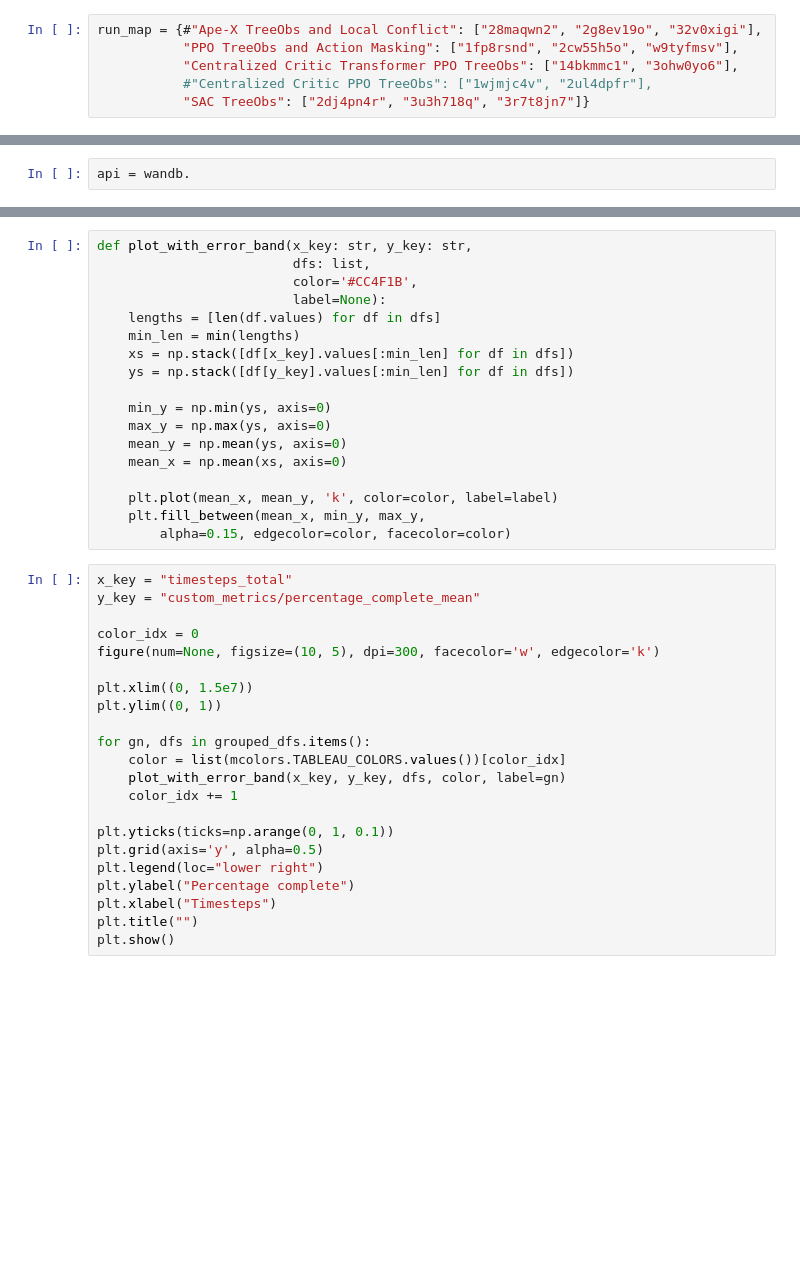
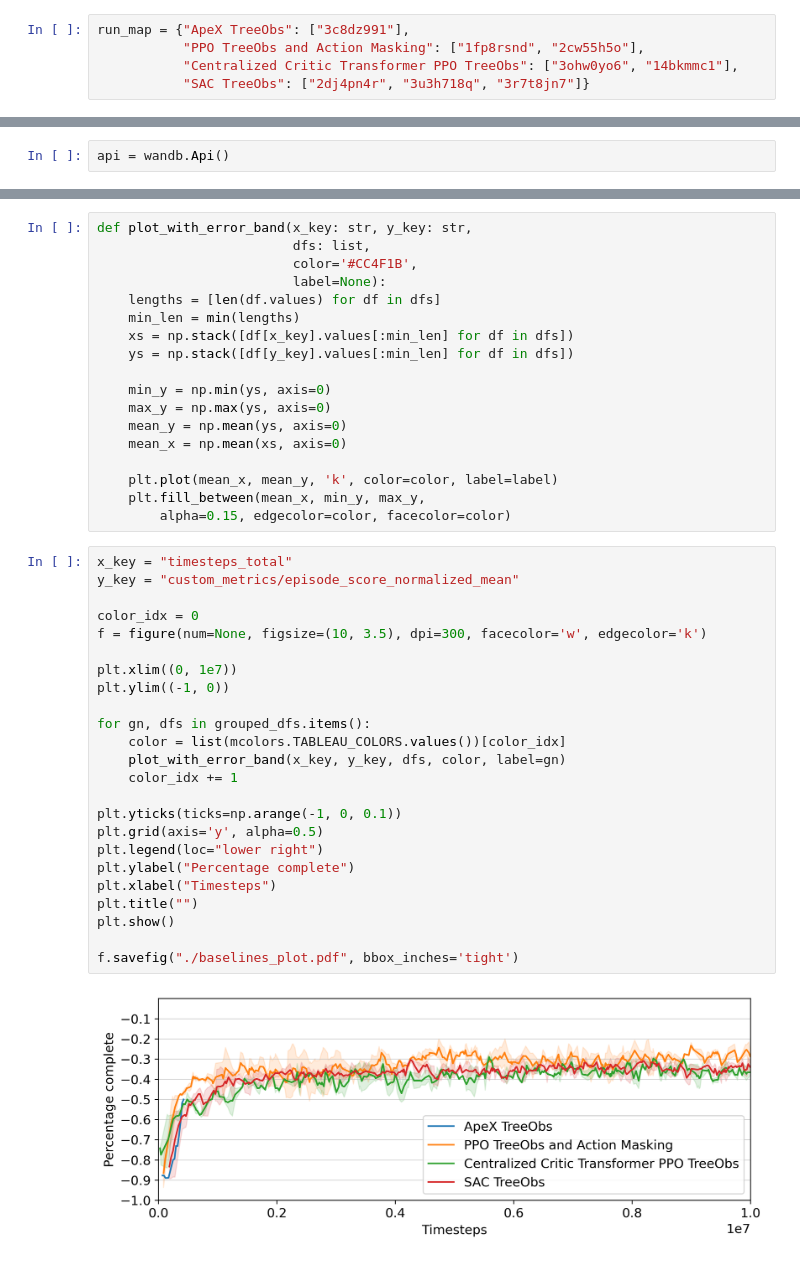
Before and after one commit to wullli/flatlander, a Jupyter notebook: notebooks/plot_baselines.ipynb, the cells around one changed output, grey strips where cells are left out. Cells and saved outputs as stored; diff of their text form; blank space fills up the shorter version.

```diff
--- a/notebooks/plot_baselines.ipynb
+++ b/notebooks/plot_baselines.ipynb
@@ -17,12 +17,11 @@ plt.rcParams.update({'font.size': fontsize})
 data_dir = "data"
 run_prefix = 'wullli/flatland/'
 # %%
-run_map = {#"Ape-X TreeObs and Local Conflict": ["28maqwn2", "2g8ev19o", "32v0xigi"],
-           "PPO TreeObs and Action Masking": ["1fp8rsnd", "2cw55h5o", "w9tyfmsv"],
-           "Centralized Critic Transformer PPO TreeObs": ["14bkmmc1", "3ohw0yo6"],
-           #"Centralized Critic PPO TreeObs": ["1wjmjc4v", "2ul4dpfr"],
+run_map = {"ApeX TreeObs": ["3c8dz991"],
+           "PPO TreeObs and Action Masking": ["1fp8rsnd", "2cw55h5o"],
+           "Centralized Critic Transformer PPO TreeObs": ["3ohw0yo6", "14bkmmc1"],
            "SAC TreeObs": ["2dj4pn4r", "3u3h718q", "3r7t8jn7"]}
 # %%
 grouped_runs = {gn: [run_prefix + rid for rid in ids] for gn, ids in run_map.items()}
 # %%
-api = wandb.
+api = wandb.Api()
@@ -58,23 +55,27 @@ def plot_with_error_band(x_key: str, y_key: str,
         alpha=0.15, edgecolor=color, facecolor=color)
 # %%
 x_key = "timesteps_total"
-y_key = "custom_metrics/percentage_complete_mean"
+y_key = "custom_metrics/episode_score_normalized_mean"
 
 color_idx = 0
-figure(num=None, figsize=(10, 5), dpi=300, facecolor='w', edgecolor='k')
+f = figure(num=None, figsize=(10, 3.5), dpi=300, facecolor='w', edgecolor='k')
 
-plt.xlim((0, 1.5e7))
-plt.ylim((0, 1))
+plt.xlim((0, 1e7))
+plt.ylim((-1, 0))
 
 for gn, dfs in grouped_dfs.items():
     color = list(mcolors.TABLEAU_COLORS.values())[color_idx]
     plot_with_error_band(x_key, y_key, dfs, color, label=gn)
     color_idx += 1
 
-plt.yticks(ticks=np.arange(0, 1, 0.1))
+plt.yticks(ticks=np.arange(-1, 0, 0.1))
 plt.grid(axis='y', alpha=0.5)
 plt.legend(loc="lower right")
 plt.ylabel("Percentage complete")
 plt.xlabel("Timesteps")
 plt.title("")
 plt.show()
+
+f.savefig("./baselines_plot.pdf", bbox_inches='tight')
+# %% [output]
+[figure, added]
```
Also changed, not shown: parts of 1 cell of this notebook, 4 other files.
